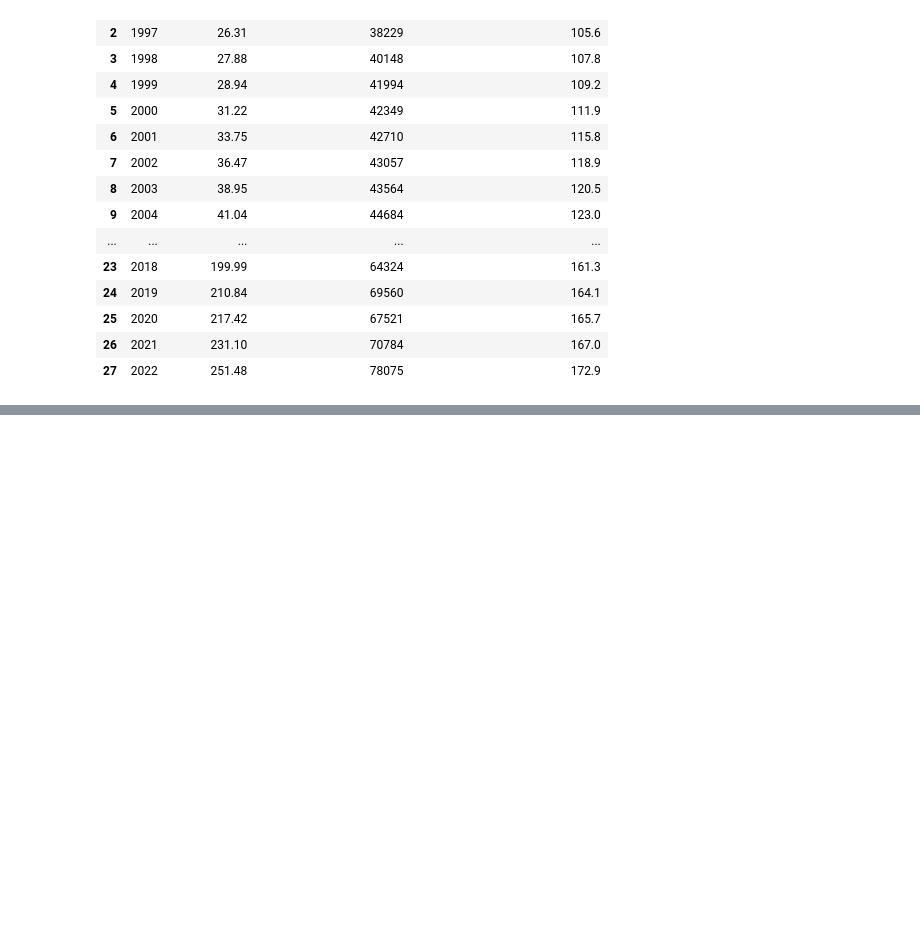
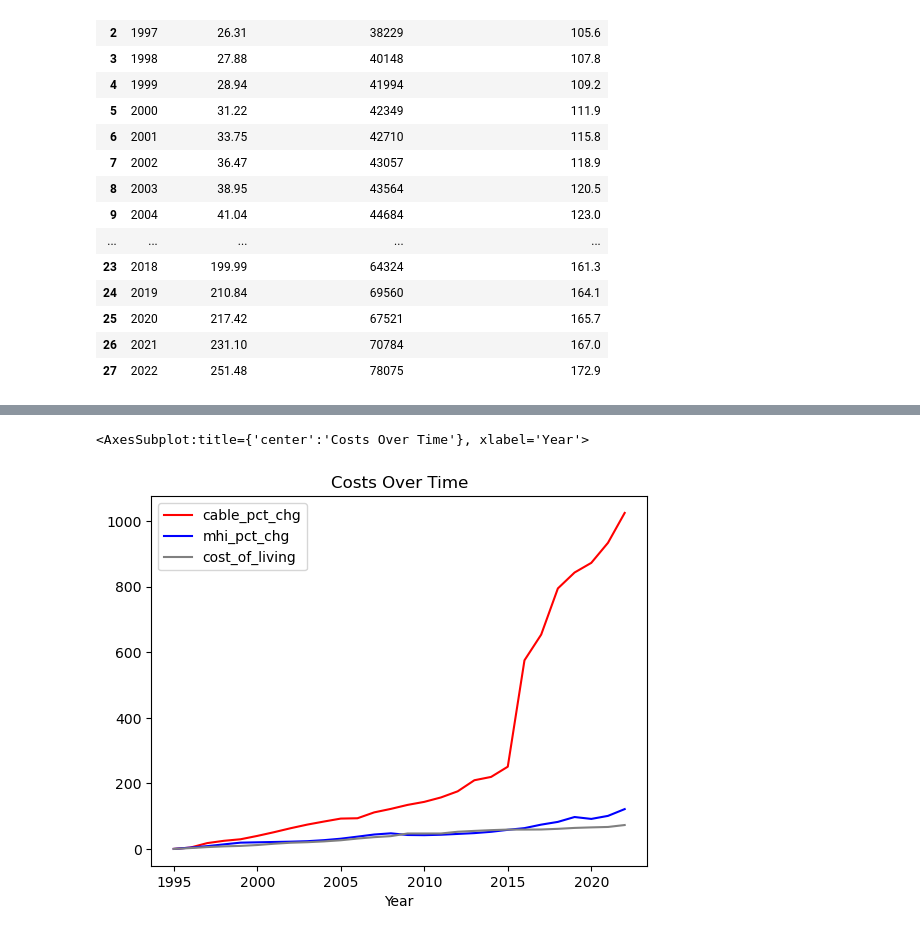
Before and after one commit to sajinashresthacoding/2023-spring-data-journalism-main, a Jupyter notebook: homework/hw-for-wk-12-costOfLiving-BLANK.ipynb, the cells around one changed output, grey strips where cells are left out. Drawn from its saved outputs; the diff is of its cells as text; code cells hidden in the pictures; blank space fills up the shorter version.

```diff
--- a/homework/hw-for-wk-12-costOfLiving-BLANK.ipynb
+++ b/homework/hw-for-wk-12-costOfLiving-BLANK.ipynb
@@ -79,0 +57,4 @@ memory usage: 1.0 KB
+# %%
+##note: so i have to do a roundabout and turn my nonetype into a dataframe
+df = pd.DataFrame(df_raw)
+df
@@ -79,0 +89,5 @@ memory usage: 1.0 KB
+# %%
+##finding pct chg for cable bill
+df["cable_pct_chg"] = \
+((df["Avg. cable bill"] - old_cable) / old_cable) * 100
+df
@@ -79,0 +119,4 @@ memory usage: 1.0 KB
+# %%
+df["mhi_pct_chg"] = \
+((df["Median household income"] - old_mhi) / old_mhi) * 100
+df
@@ -79,0 +147,4 @@ memory usage: 1.0 KB
+# %%
+df["cost_of_living"] = \
+(df["SS-colA"] - index_colA)
+df
@@ -79,0 +169,7 @@ memory usage: 1.0 KB
+# %%
+df.plot(x = "Year", y = ["cable_pct_chg", "mhi_pct_chg", "cost_of_living"],
+       title = "Costs Over Time", style = {"cable_pct_chg": "red",
+               "mhi_pct_chg": "blue", "cost_of_living": "gray"})
+# %% [output]
+<AxesSubplot:title={'center':'Costs Over Time'}, xlabel='Year'>
+[figure, added]
```
Also changed, not shown: parts of 13 cells of this notebook.
